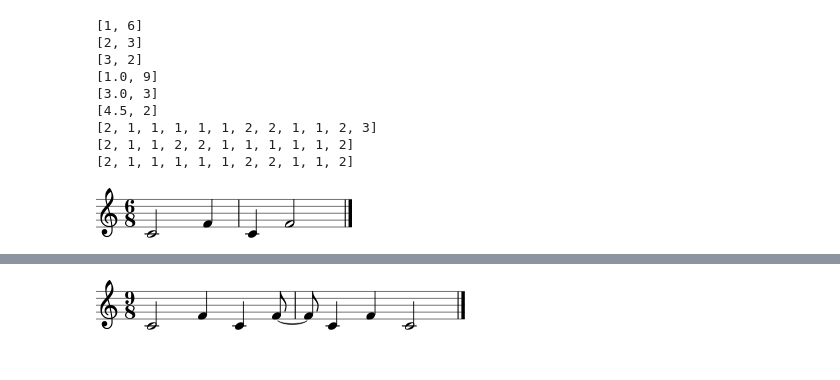
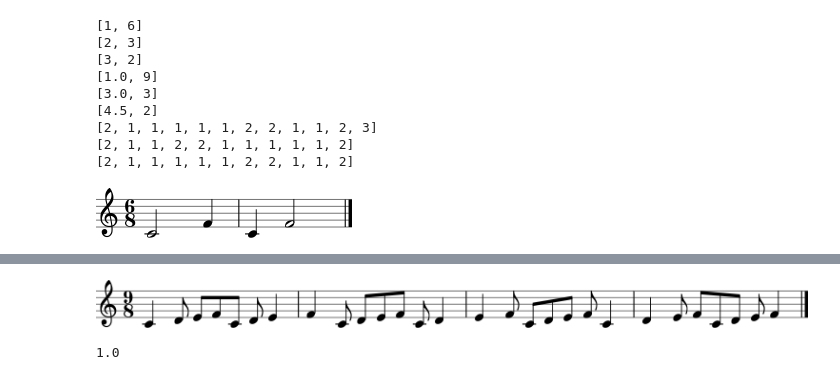
Before and after one commit to KoSv/schillinger, a Jupyter notebook: schillinger_workbench.ipynb, the cells around one changed output, grey strips where cells are left out. Cells and saved outputs as stored; diff of their text form; code cells hidden in the pictures.

```diff
--- a/schillinger_workbench.ipynb
+++ b/schillinger_workbench.ipynb
@@ -71,7 +71,7 @@ def showGroupedNotes(data, group):
     # stream2.show('midi')
     return s
 
-def showSplittedNotes(data,group,note_sequece):
+def showSplittedNotes(data, group, note_sequece, duration_divider):
     attacks = convert2Dto1D(data)
     #TS = str(int(len(clock))) +'/'+ str(int((clock[0].duration.quarterLength*16)))
     TS = str(group[1])+'/8'
@@ -88,7 +88,7 @@ def showSplittedNotes(data,group,note_sequece):
             note_counter += 1
             nota.octave = 4
             nota = note.Note(nota.nameWithOctave)
-            nota.duration.quarterLength = notes
+            nota.duration.quarterLength = notes*duration_divider
             tones.append(nota)
 
         p0.append(tones)
@@ -110,8 +113,8 @@ all necessery generators:
 9:2 9:4 9:5 9:7 9:8
 ''';
 # %%
-a = 3
-b = 2
+a = 6
+b = 5
 fraction = [a,b]
 
 sr = schillinger.SchillingerRythm_I(fraction)
@@ -168,8 +184,12 @@ s.show()
 [figure]
 # %%
 #resultants applied to instument forms (chapter7)
-attack_list = [sr_.resultant]
-notes = ["C","F"]
-s = showSplittedNotes(attack_list, group.type_II_grouping_by_aa(a,b),notes)
+# 2 instuments
+intsruments = 4
+attack_list = [sr_.resultant*intsruments]
+notes = ["C","D","E","F"]
+duration_divider = 1/2 # nedd better coding for durations!
+s = showSplittedNotes(attack_list, group.type_II_grouping_by_aa(a,b),notes, duration_divider)
+s.show('midi')
 s.show()
 # %% [output]
@@ -176 +197,5 @@ s.show()
-[figure, old version]
+[figure, new version]
+# %%
+1/1
+# %% [output]
+1.0
```
Also changed, not shown: parts of 7 cells of this notebook.
